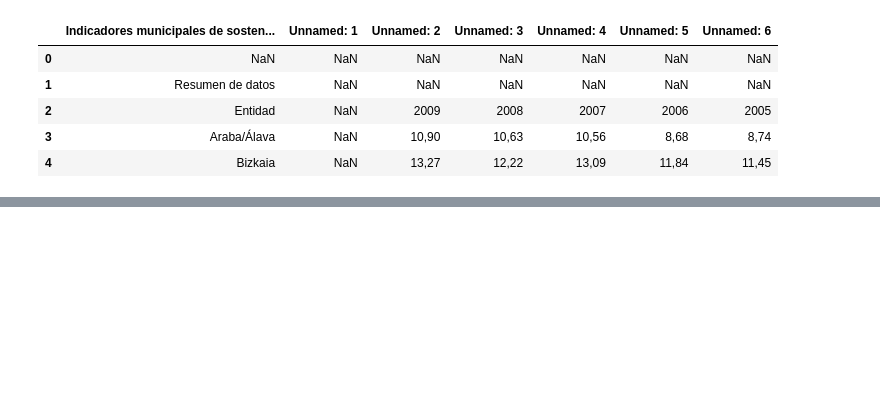
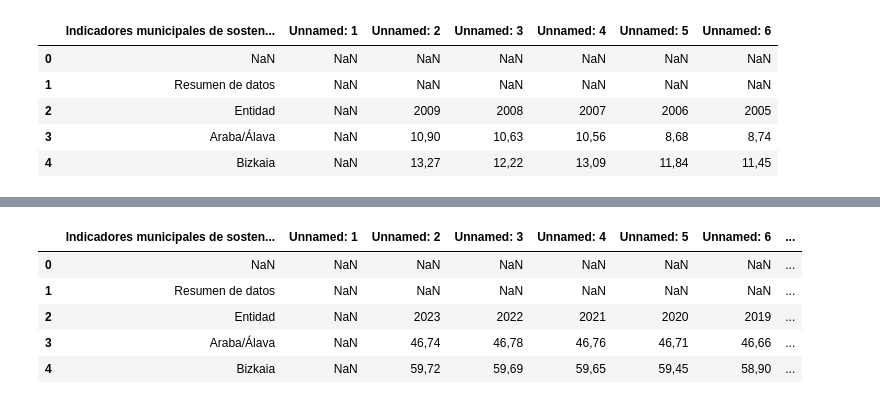
Before and after one commit to AnaExposito/EDA_ZONAS_VERDES, a Jupyter notebook: jupiter_zonas_verdes/Jupiter_zonas_verdes.ipynb, the cells around one changed output, grey strips where cells are left out. Drawn from its saved outputs; the diff is of its cells as text; code cells hidden in the pictures; blank space fills up the shorter version.

```diff
--- a/jupiter_zonas_verdes/Jupiter_zonas_verdes.ipynb
+++ b/jupiter_zonas_verdes/Jupiter_zonas_verdes.ipynb
@@ -18,0 +125,14 @@ verdes.head()
+# %%
+superficie_forestal= pd.read_csv(
+    '../data_zonas_verdes/Superficie forestal (% s  superficie total).csv',
+    sep=';',
+    encoding='latin1')
+# %%
+superficie_forestal.head()
+# %% [output]
+|  | Indicadores municipales de sosten... | Unnamed: 1 | Unnamed: 2 | Unnamed: 3 | Unnamed: 4 | Unnamed: 5 | Unnamed: 6 | ... |
+| 0 | NaN | NaN | NaN | NaN | NaN | NaN | NaN | ... |
+| 1 | Resumen de datos | NaN | NaN | NaN | NaN | NaN | NaN | ... |
+| 2 | Entidad | NaN | 2023 | 2022 | 2021 | 2020 | 2019 | ... |
+| 3 | Araba/Álava | NaN | 46,74 | 46,78 | 46,76 | 46,71 | 46,66 | ... |
+| 4 | Bizkaia | NaN | 59,72 | 59,69 | 59,65 | 59,45 | 58,90 | ... |
```
Also changed, not shown: parts of 22 cells of this notebook, 1 other file.
